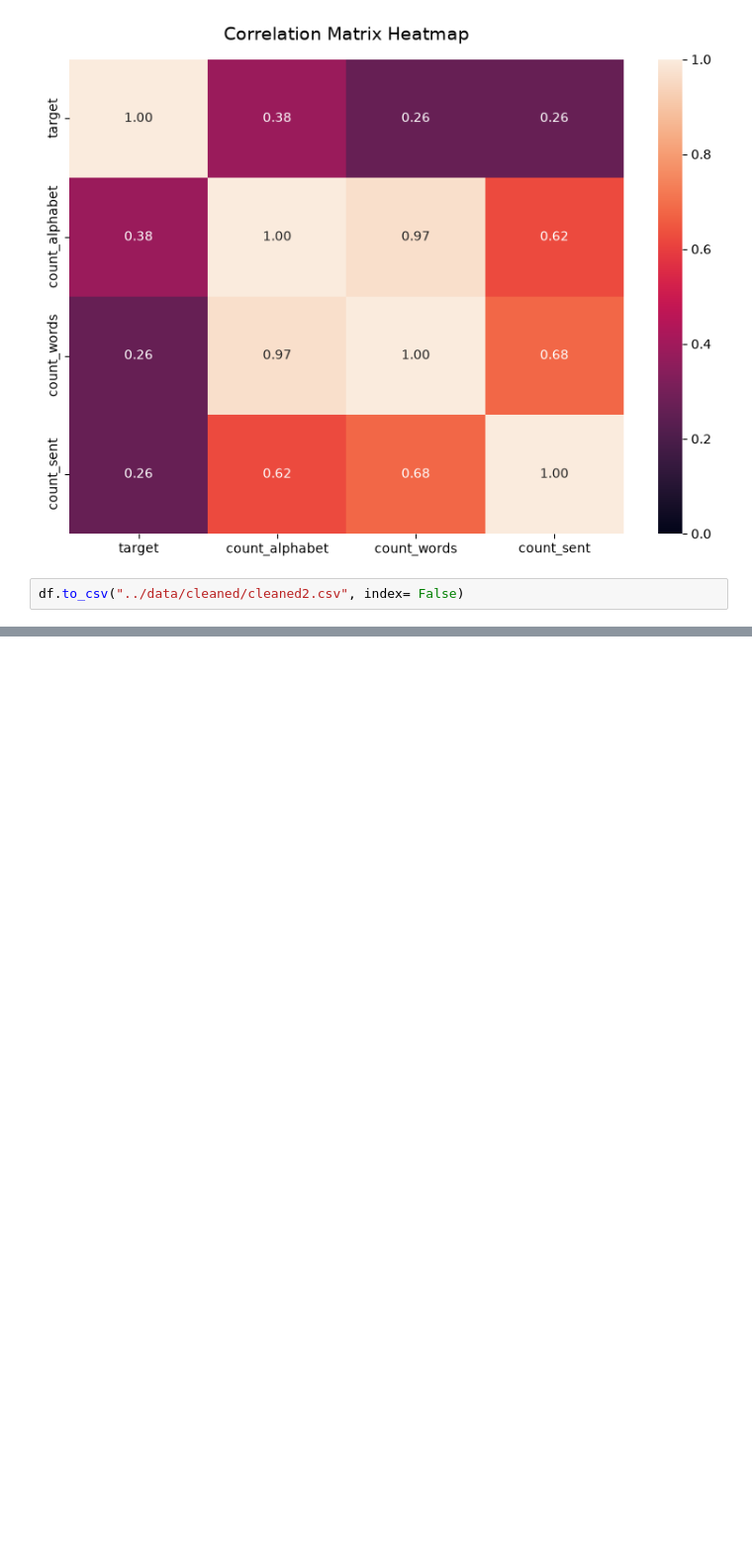
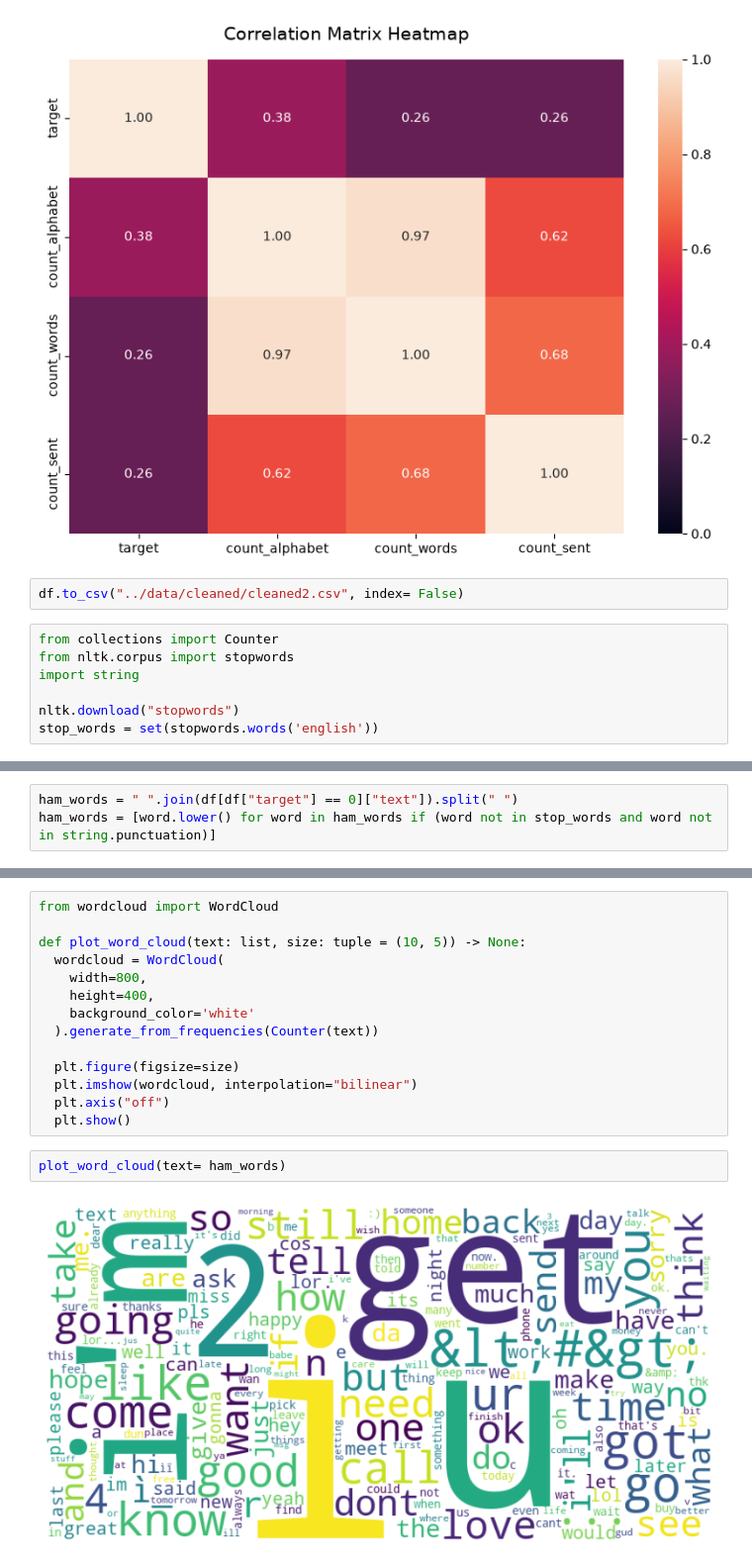
Before and after one commit to om4144/sms-classifier, a Jupyter notebook: notebooks/eda.ipynb, the cells around one changed output, grey strips where cells are left out. Shown at 99% size. Cells and saved outputs as stored; diff of their text form; blank space fills up the shorter version.

Commit message:
check most frequent words in ham and spam category

```diff
--- a/notebooks/eda.ipynb
+++ b/notebooks/eda.ipynb
@@ -167,3 +167,10 @@ plt.show()
 [figure]
 # %%
 df.to_csv("../data/cleaned/cleaned2.csv", index= False)
+# %%
+from collections import Counter
+from nltk.corpus import stopwords
+import string
+
+nltk.download("stopwords")
+stop_words = set(stopwords.words('english'))
@@ -169,0 +204,3 @@ df.to_csv("../data/cleaned/cleaned2.csv", index= False)
+# %%
+ham_words = " ".join(df[df["target"] == 0]["text"]).split(" ")
+ham_words = [word.lower() for word in ham_words if (word not in stop_words and word not in string.punctuation)]
@@ -169,0 +227,18 @@ df.to_csv("../data/cleaned/cleaned2.csv", index= False)
+# %%
+from wordcloud import WordCloud
+
+def plot_word_cloud(text: list, size: tuple = (10, 5)) -> None:
+  wordcloud = WordCloud(
+    width=800,
+    height=400,
+    background_color='white'
+  ).generate_from_frequencies(Counter(text))
+
+  plt.figure(figsize=size)
+  plt.imshow(wordcloud, interpolation="bilinear")
+  plt.axis("off")
+  plt.show()
+# %%
+plot_word_cloud(text= ham_words)
+# %% [output]
+[figure, added]
```
Also changed, not shown: parts of 6 cells of this notebook.
